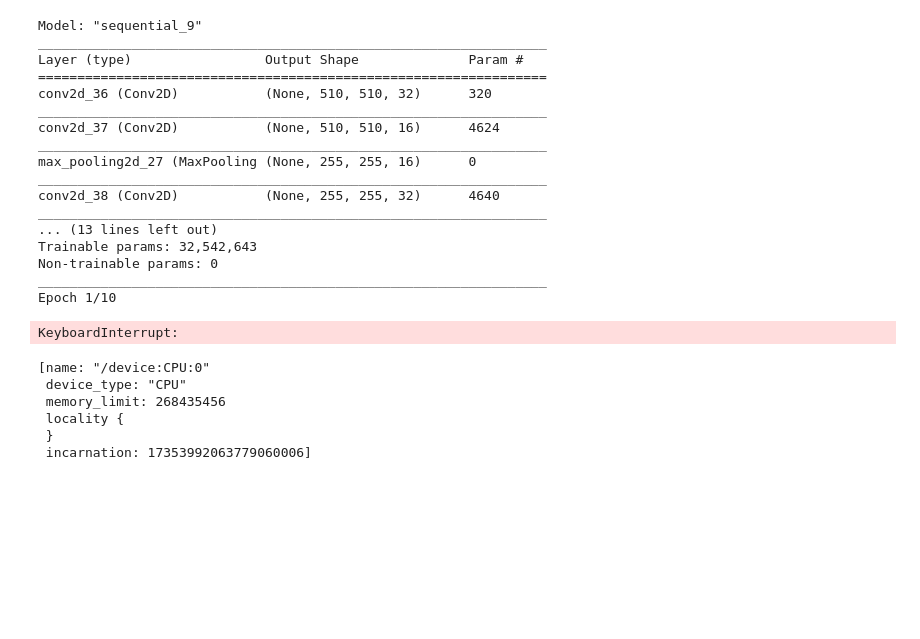
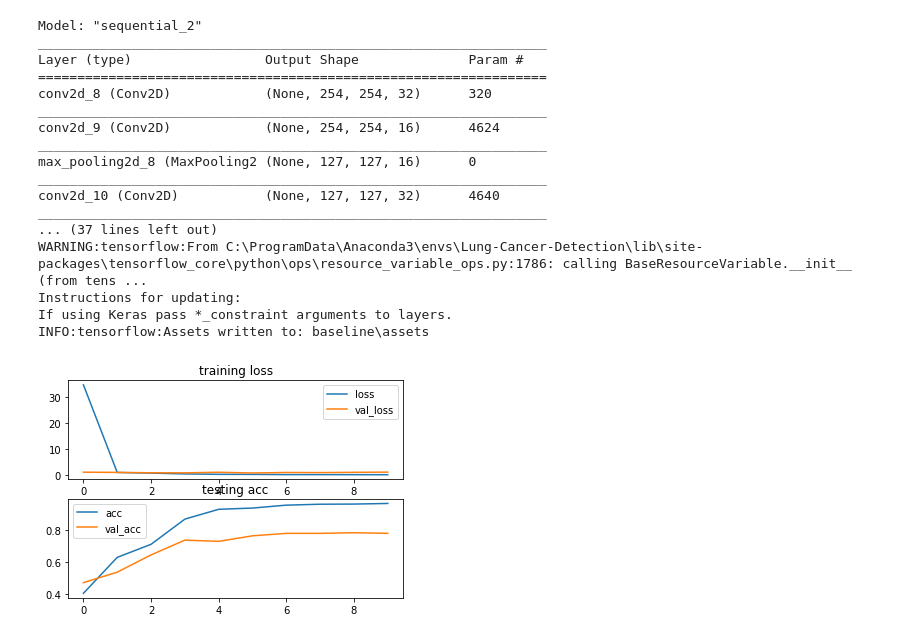
Before and after one commit to AditiKhedkar/Lung-Cancer-Detection, a Jupyter notebook: Experiments/Train.ipynb, the cells around one changed output. Saved outputs shown, nothing was run; the diff lists cells and outputs as text; code cells hidden in the pictures; blank space fills up the shorter version.

```diff
--- a/Experiments/Train.ipynb
+++ b/Experiments/Train.ipynb
@@ -88,5 +91,5 @@ reduced_ds['labels'] = labels
 # %%
 reduced_ds.reset_index(drop=True,inplace=True)
 
-dataset = tf.data.Dataset.from_tensor_slices((reduced_ds['original_image'], reduced_ds['labels']))
+dataset = tf.data.Dataset.from_tensor_slices((reduced_ds['segmented_image'], reduced_ds['labels']))
 # %%
@@ -105,17 +124,33 @@ def getFile(orignal_image,label):
 dataset = dataset.map(getFile)
 # %%
 len_ds = reduced_ds.shape[0]
-batch_size = 50
+batch_size = 64
 split_size = 0.8
 def createTrainTest(ds):
-    ds = ds.shuffle(20)
-    ds = ds.batch(batch_size)
+    ds = ds.shuffle(50)
     train_ds = ds.take(math.floor(len_ds*split_size))
     test_ds = ds.skip(math.floor(len_ds*split_size)).take(math.floor(len_ds*(1-split_size)))
+    train_ds = train_ds.batch(batch_size)
+    test_ds = test_ds.batch(batch_size)
+
+
     return train_ds,test_ds
+def plot(history):
+    fig,(axs1,axs2) = plt.subplots(2)
+    axs1.plot(history['loss'])
+    axs1.plot(history['val_loss'])
+    axs1.legend(['loss','val_loss'])
+    axs1.set_title("training loss")
+    axs2.plot(history['acc'])
+    axs2.plot(history['val_acc'])
+    axs2.set_title("testing acc")
+    axs2.legend(['acc','val_acc'])
+
+    plt.show()
 # %%
 AUTOTUNE = 4
 train_ds,test_ds = createTrainTest(dataset)
 train_ds = train_ds.cache().prefetch(AUTOTUNE)
+test_ds = test_ds.cache().prefetch(AUTOTUNE)
 # %%
 from tensorflow.keras.models import Sequential
@@ -123,6 +158,6 @@ from tensorflow.keras.layers import Conv2D,Dense,Softmax,ReLU,Flatten,MaxPooling
 # %%
 baseline = Sequential([
-Conv2D(32,(3,3),activation = 'relu',input_shape = (512,512,1)),
+Conv2D(32,(3,3),activation = 'relu',input_shape = (size,size,1)),
 Conv2D(16, 3, padding='same', activation='relu'),
  MaxPooling2D(),
   Conv2D(32, 3, padding='same', activation='relu'),
@@ -131,39 +166,33 @@ Conv2D(16, 3, padding='same', activation='relu'),
   MaxPooling2D(),
  Flatten(),
   Dense(128, activation='relu'),
- Dense(3),
+ Dense(3,activation='softmax'),
 
 ])
 baseline.summary()
 baseline.compile(optimizer='adam',loss='sparse_categorical_crossentropy',metrics = ['acc'])
-baseline.fit(train_ds,epochs=10,validation_data=test_ds)
+history = baseline.fit(train_ds,epochs=10,validation_data=test_ds)
+baseline.save("baseline")
 # %% [output]
-Model: "sequential_9"
+Model: "sequential_2"
 _________________________________________________________________
 Layer (type)                 Output Shape              Param #
 =================================================================
-conv2d_36 (Conv2D)           (None, 510, 510, 32)      320
+conv2d_8 (Conv2D)            (None, 254, 254, 32)      320
 _________________________________________________________________
-conv2d_37 (Conv2D)           (None, 510, 510, 16)      4624
+conv2d_9 (Conv2D)            (None, 254, 254, 16)      4624
 _________________________________________________________________
-max_pooling2d_27 (MaxPooling (None, 255, 255, 16)      0
+max_pooling2d_8 (MaxPooling2 (None, 127, 127, 16)      0
 _________________________________________________________________
-conv2d_38 (Conv2D)           (None, 255, 255, 32)      4640
+conv2d_10 (Conv2D)           (None, 127, 127, 32)      4640
 _________________________________________________________________
-... (13 lines left out)
-Trainable params: 32,542,643
-Non-trainable params: 0
-_________________________________________________________________
-Epoch 1/10
+... (37 lines left out)
+WARNING:tensorflow:From C:\ProgramData\Anaconda3\envs\Lung-Cancer-Detection\lib\site-packages\tensorflow_core\python\ops\resource_variable_ops.py:1786: calling BaseResourceVariable.__init__ (from tens ...
+Instructions for updating:
+If using Keras pass *_constraint arguments to layers.
+INFO:tensorflow:Assets written to: baseline\assets
-KeyboardInterrupt:
 # %%
-from tensorflow.python.client import device_lib
 
-device_lib.list_local_devices()
+plot(history.history)
 # %% [output]
-[name: "/device:CPU:0"
- device_type: "CPU"
- memory_limit: 268435456
- locality {
- }
- incarnation: 17353992063779060006]
+[figure, added]
```
Also changed, not shown: parts of 21 cells of this notebook, 11 other files.
